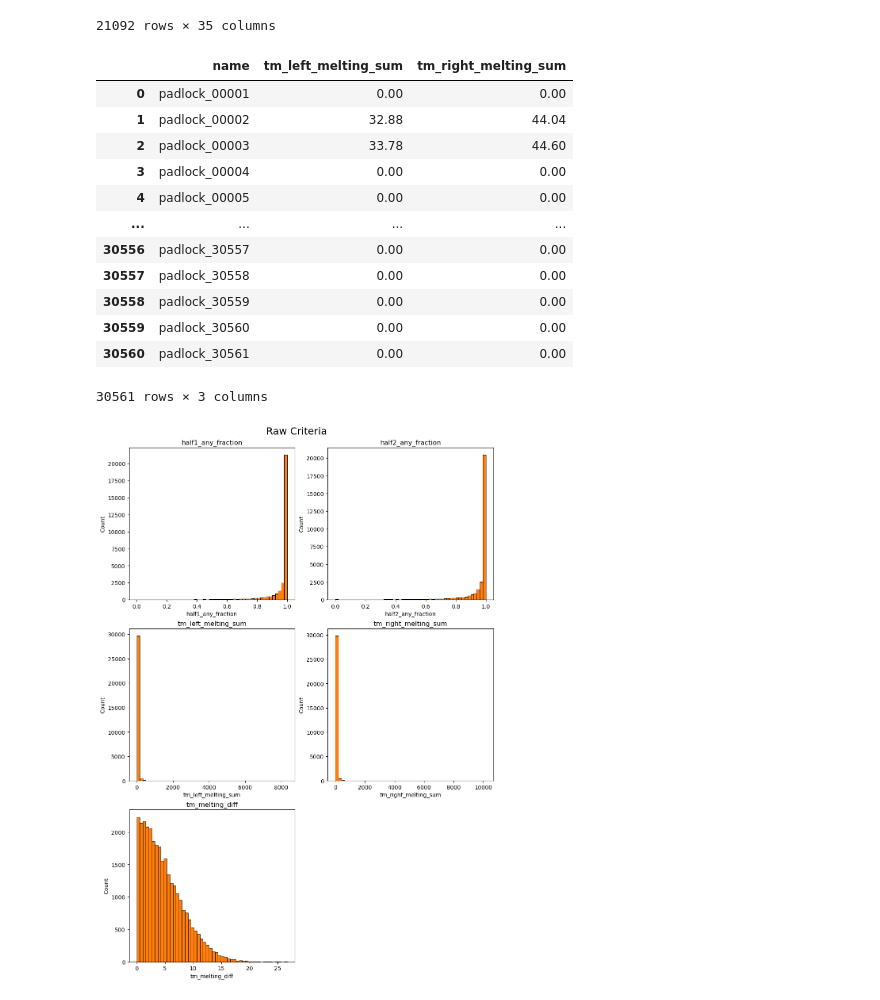
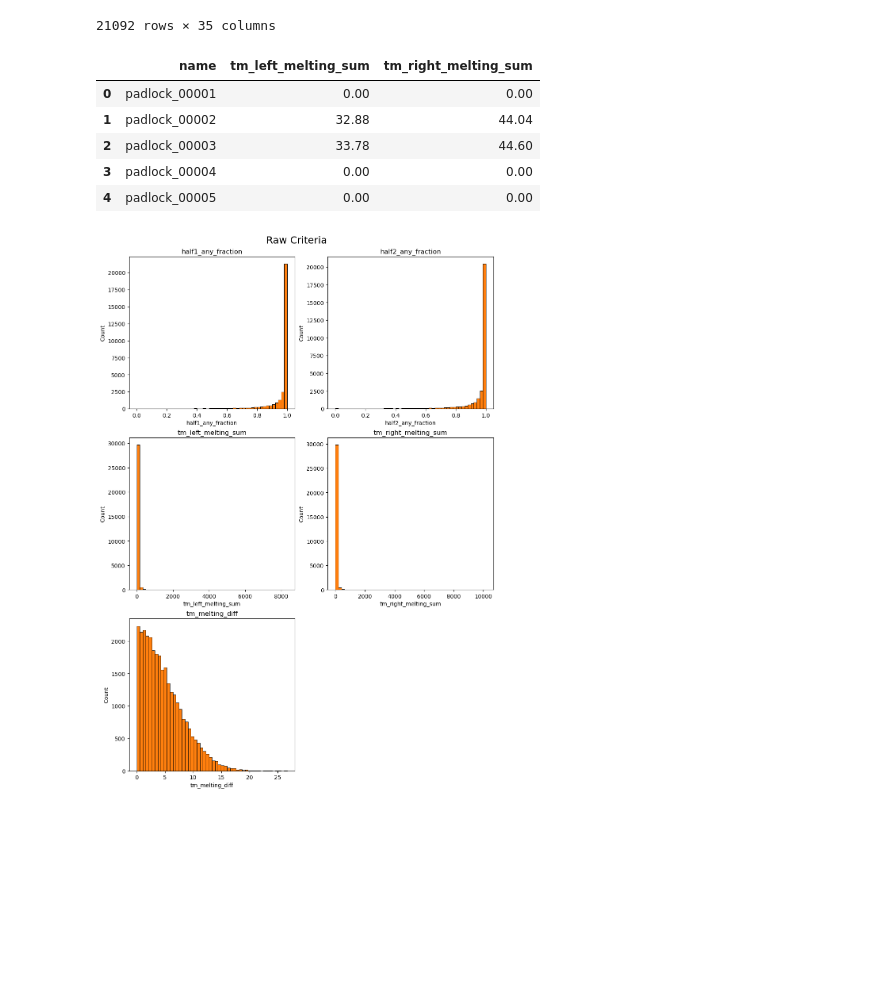
Before and after one commit to cici-xingyu-zheng/receptor_probe_filtering, a Jupyter notebook: filtering_all.ipynb, the cells around one changed output. Saved outputs shown, nothing was run; the diff lists cells and outputs as text; code cells hidden in the pictures; blank space fills up the shorter version.

```diff
--- a/filtering_all.ipynb
+++ b/filtering_all.ipynb
@@ -255,21 +297,14 @@ summed_temp_df = (
       .reset_index(drop=True)
 )
 # %%
-summed_temp_df
+summed_temp_df.head()
 # %% [output]
 |  | name | tm_left_melting_sum | tm_right_melting_sum |
 | 0 | padlock_00001 | 0.00 | 0.00 |
 | 1 | padlock_00002 | 32.88 | 44.04 |
 | 2 | padlock_00003 | 33.78 | 44.60 |
 | 3 | padlock_00004 | 0.00 | 0.00 |
 | 4 | padlock_00005 | 0.00 | 0.00 |
-| ... | ... | ... | ... |
-| 30556 | padlock_30557 | 0.00 | 0.00 |
-| 30557 | padlock_30558 | 0.00 | 0.00 |
-| 30558 | padlock_30559 | 0.00 | 0.00 |
-| 30559 | padlock_30560 | 0.00 | 0.00 |
-| 30560 | padlock_30561 | 0.00 | 0.00 |
-30561 rows × 3 columns
 # %%
 # merge summed temps into filter_raw_df
 filter_raw_df = (
```
Also changed, not shown: parts of 54 cells of this notebook, 14 other files.
